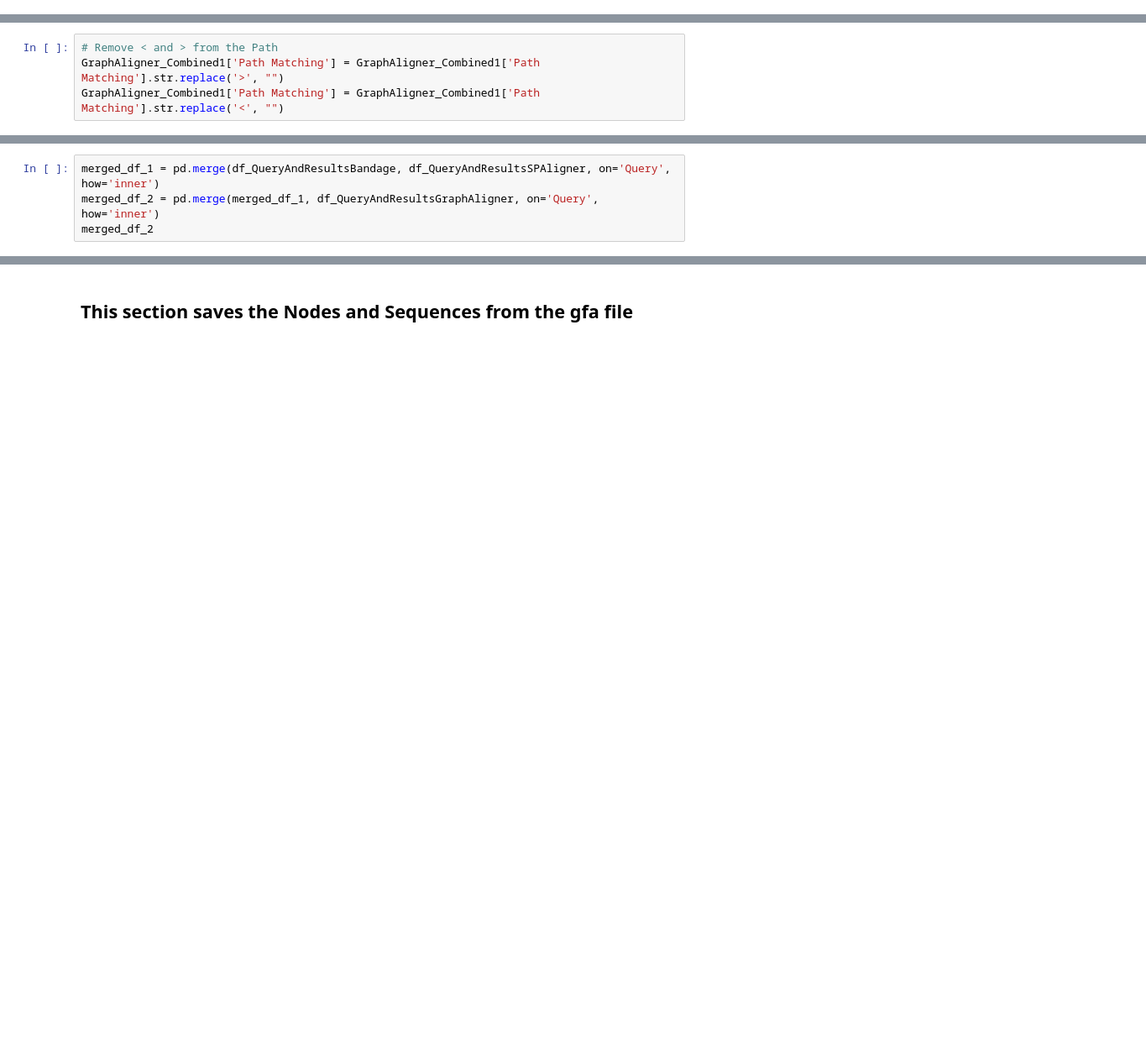
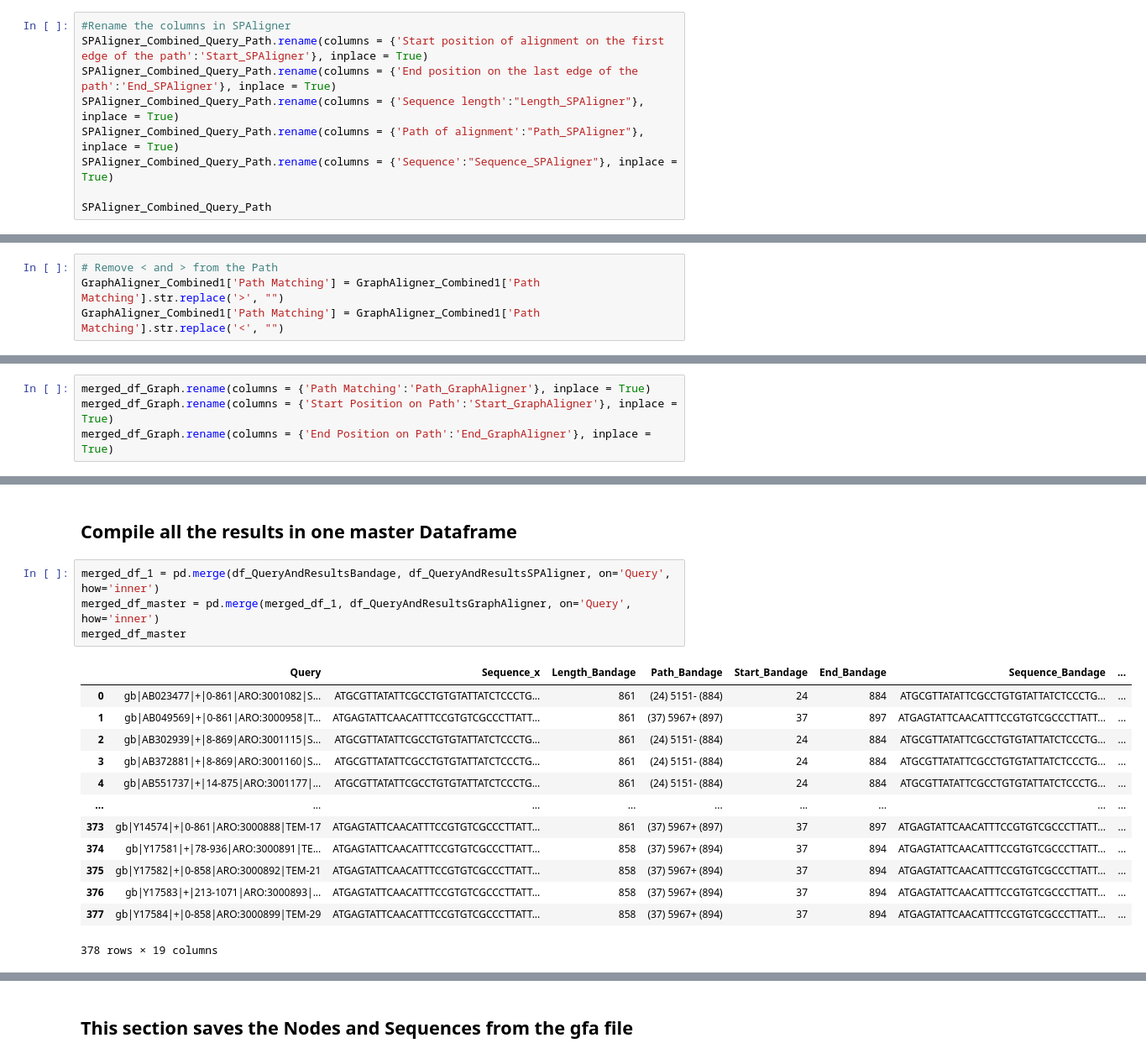
Before and after one commit to Yusreen/Thesis, a Jupyter notebook: Results and findings/CompareQueryAndResults.ipynb, the cells around one changed output, grey strips where cells are left out. Shown at 84% size. Drawn from its saved outputs; the diff is of its cells as text; blank space fills up the shorter version.

Commit message:
Added some formatting to master list.

```diff
--- a/Results and findings/CompareQueryAndResults.ipynb
+++ b/Results and findings/CompareQueryAndResults.ipynb
@@ -129,0 +270,9 @@ SPAligner_Combined_Query_Path
+# %%
+#Rename the columns in SPAligner
+SPAligner_Combined_Query_Path.rename(columns = {'Start position of alignment on the first edge of the path':'Start_SPAligner'}, inplace = True)
+SPAligner_Combined_Query_Path.rename(columns = {'End position on the last edge of the path':'End_SPAligner'}, inplace = True)
+SPAligner_Combined_Query_Path.rename(columns = {'Sequence length':"Length_SPAligner"}, inplace = True)
+SPAligner_Combined_Query_Path.rename(columns = {'Path of alignment':"Path_SPAligner"}, inplace = True)
+SPAligner_Combined_Query_Path.rename(columns = {'Sequence':"Sequence_SPAligner"}, inplace = True)
+
+SPAligner_Combined_Query_Path
@@ -171,0 +443,4 @@ merged_df_Graph
+# %%
+merged_df_Graph.rename(columns = {'Path Matching':'Path_GraphAligner'}, inplace = True)
+merged_df_Graph.rename(columns = {'Start Position on Path':'Start_GraphAligner'}, inplace = True)
+merged_df_Graph.rename(columns = {'End Position on Path':'End_GraphAligner'}, inplace = True)
@@ -176,4 +483,20 @@ df_QueryAndResultsGraphAligner
+# %% [markdown]
+## Compile all the results in one master Dataframe
 # %%
 merged_df_1 = pd.merge(df_QueryAndResultsBandage, df_QueryAndResultsSPAligner, on='Query', how='inner')
-merged_df_2 = pd.merge(merged_df_1, df_QueryAndResultsGraphAligner, on='Query', how='inner')
-merged_df_2
+merged_df_master = pd.merge(merged_df_1, df_QueryAndResultsGraphAligner, on='Query', how='inner')
+merged_df_master
+# %% [output]
+|  | Query | Sequence_x | Length_Bandage | Path_Bandage | Start_Bandage | End_Bandage | Sequence_Bandage | ... |
+| 0 | gb|AB023477|+|0-861|ARO:3001082|S... | ATGCGTTATATTCGCCTGTGTATTATCTCCCTG... | 861 | (24) 5151- (884) | 24 | 884 | ATGCGTTATATTCGCCTGTGTATTATCTCCCTG... | ... |
+| 1 | gb|AB049569|+|0-861|ARO:3000958|T... | ATGAGTATTCAACATTTCCGTGTCGCCCTTATT... | 861 | (37) 5967+ (897) | 37 | 897 | ATGAGTATTCAACATTTCCGTGTCGCCCTTATT... | ... |
+| 2 | gb|AB302939|+|8-869|ARO:3001115|S... | ATGCGTTATATTCGCCTGTGTATTATCTCCCTG... | 861 | (24) 5151- (884) | 24 | 884 | ATGCGTTATATTCGCCTGTGTATTATCTCCCTG... | ... |
+| 3 | gb|AB372881|+|8-869|ARO:3001160|S... | ATGCGTTATATTCGCCTGTGTATTATCTCCCTG... | 861 | (24) 5151- (884) | 24 | 884 | ATGCGTTATATTCGCCTGTGTATTATCTCCCTG... | ... |
+| 4 | gb|AB551737|+|14-875|ARO:3001177|... | ATGCGTTATATTCGCCTGTGTATTATCTCCCTG... | 861 | (24) 5151- (884) | 24 | 884 | ATGCGTTATATTCGCCTGTGTATTATCTCCCTG... | ... |
+| ... | ... | ... | ... | ... | ... | ... | ... | ... |
+| 373 | gb|Y14574|+|0-861|ARO:3000888|TEM-17 | ATGAGTATTCAACATTTCCGTGTCGCCCTTATT... | 861 | (37) 5967+ (897) | 37 | 897 | ATGAGTATTCAACATTTCCGTGTCGCCCTTATT... | ... |
+| 374 | gb|Y17581|+|78-936|ARO:3000891|TE... | ATGAGTATTCAACATTTCCGTGTCGCCCTTATT... | 858 | (37) 5967+ (894) | 37 | 894 | ATGAGTATTCAACATTTCCGTGTCGCCCTTATT... | ... |
+| 375 | gb|Y17582|+|0-858|ARO:3000892|TEM-21 | ATGAGTATTCAACATTTCCGTGTCGCCCTTATT... | 858 | (37) 5967+ (894) | 37 | 894 | ATGAGTATTCAACATTTCCGTGTCGCCCTTATT... | ... |
+| 376 | gb|Y17583|+|213-1071|ARO:3000893|... | ATGAGTATTCAACATTTCCGTGTCGCCCTTATT... | 858 | (37) 5967+ (894) | 37 | 894 | ATGAGTATTCAACATTTCCGTGTCGCCCTTATT... | ... |
+| 377 | gb|Y17584|+|0-858|ARO:3000899|TEM-29 | ATGAGTATTCAACATTTCCGTGTCGCCCTTATT... | 858 | (37) 5967+ (894) | 37 | 894 | ATGAGTATTCAACATTTCCGTGTCGCCCTTATT... | ... |
+378 rows × 19 columns
```
Also changed, not shown: parts of 39 cells of this notebook, 9 other files.
